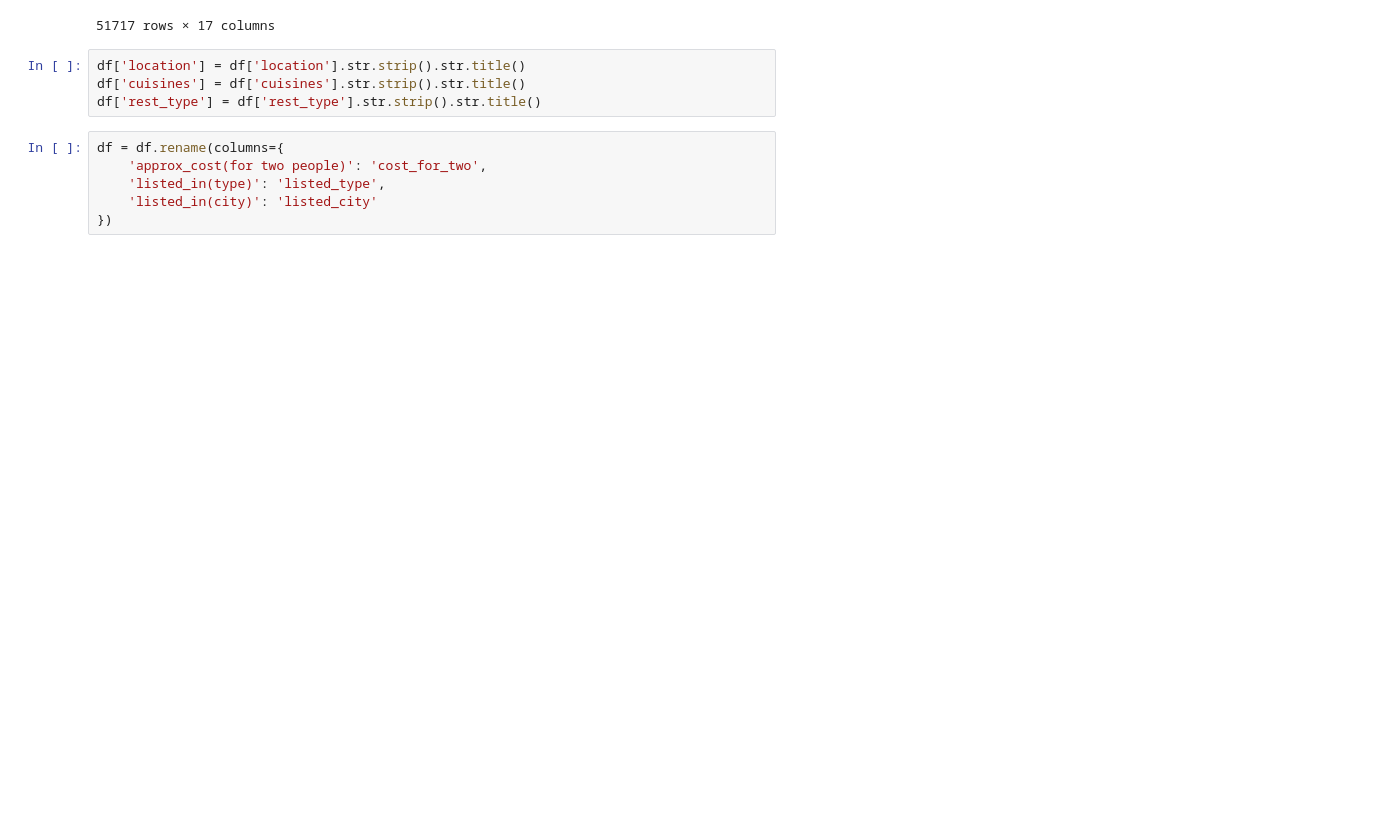
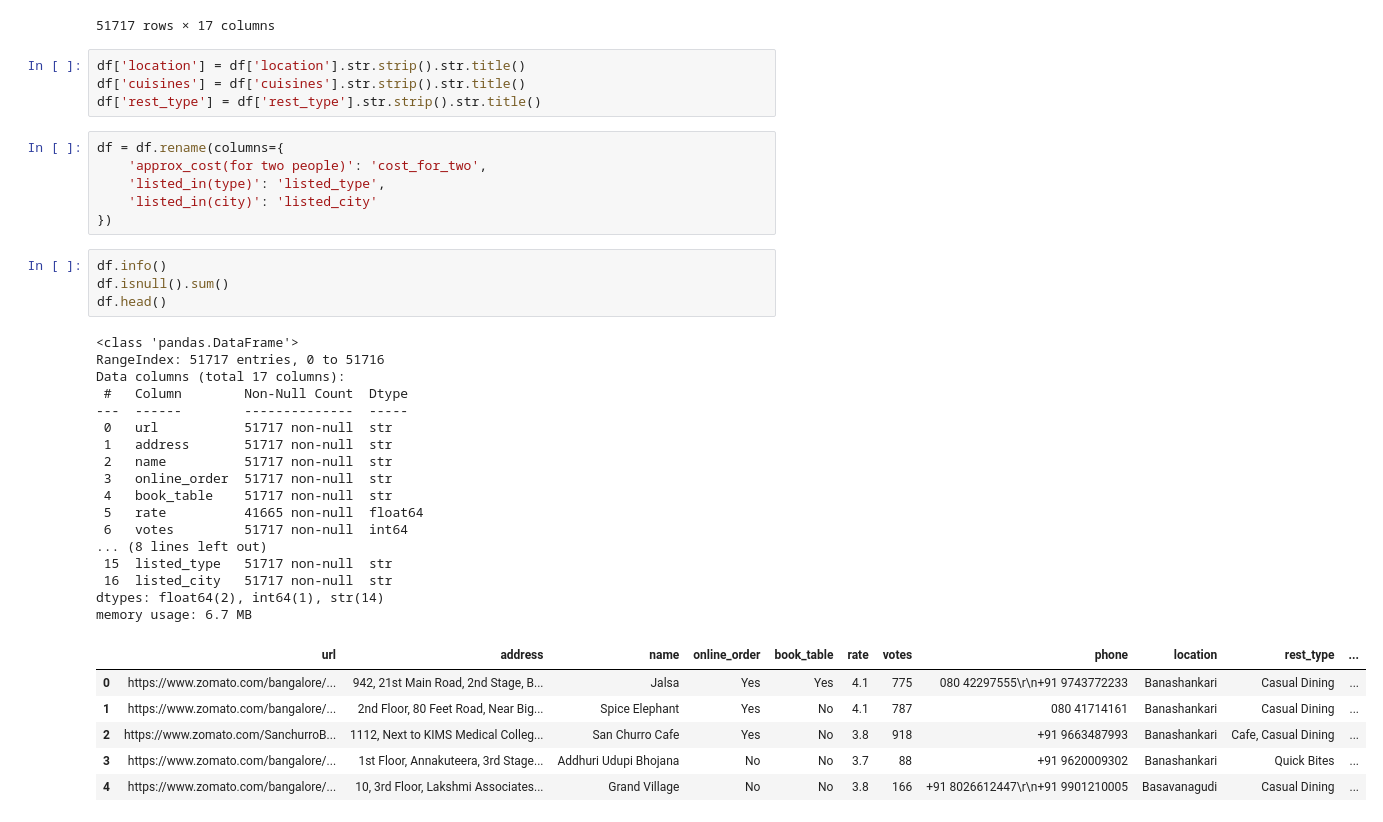
Before and after one commit to AkshitaSharma211/zomato-analysis, a Jupyter notebook: data.ipynb, the cells around one changed output. Cells and saved outputs as stored; diff of their text form; blank space fills up the shorter version.

```diff
--- a/data.ipynb
+++ b/data.ipynb
@@ -50,3 +50,31 @@ df = df.rename(columns={
     'listed_in(type)': 'listed_type',
     'listed_in(city)': 'listed_city'
 })
+# %%
+df.info()
+df.isnull().sum()
+df.head()
+# %% [output]
+<class 'pandas.DataFrame'>
+RangeIndex: 51717 entries, 0 to 51716
+Data columns (total 17 columns):
+ #   Column        Non-Null Count  Dtype
+---  ------        --------------  -----
+ 0   url           51717 non-null  str
+ 1   address       51717 non-null  str
+ 2   name          51717 non-null  str
+ 3   online_order  51717 non-null  str
+ 4   book_table    51717 non-null  str
+ 5   rate          41665 non-null  float64
+ 6   votes         51717 non-null  int64
+... (8 lines left out)
+ 15  listed_type   51717 non-null  str
+ 16  listed_city   51717 non-null  str
+dtypes: float64(2), int64(1), str(14)
+memory usage: 6.7 MB
+|  | url | address | name | online_order | book_table | rate | votes | phone | location | rest_type | ... |
+| 0 | https://www.zomato.com/bangalore/... | 942, 21st Main Road, 2nd Stage, B... | Jalsa | Yes | Yes | 4.1 | 775 | 080 42297555\r\n+91 9743772233 | Banashankari | Casual Dining | ... |
+| 1 | https://www.zomato.com/bangalore/... | 2nd Floor, 80 Feet Road, Near Big... | Spice Elephant | Yes | No | 4.1 | 787 | 080 41714161 | Banashankari | Casual Dining | ... |
+| 2 | https://www.zomato.com/SanchurroB... | 1112, Next to KIMS Medical Colleg... | San Churro Cafe | Yes | No | 3.8 | 918 | +91 9663487993 | Banashankari | Cafe, Casual Dining | ... |
+| 3 | https://www.zomato.com/bangalore/... | 1st Floor, Annakuteera, 3rd Stage... | Addhuri Udupi Bhojana | No | No | 3.7 | 88 | +91 9620009302 | Banashankari | Quick Bites | ... |
+| 4 | https://www.zomato.com/bangalore/... | 10, 3rd Floor, Lakshmi Associates... | Grand Village | No | No | 3.8 | 166 | +91 8026612447\r\n+91 9901210005 | Basavanagudi | Casual Dining | ... |
```
Also changed, not shown: parts of 5 cells of this notebook.
